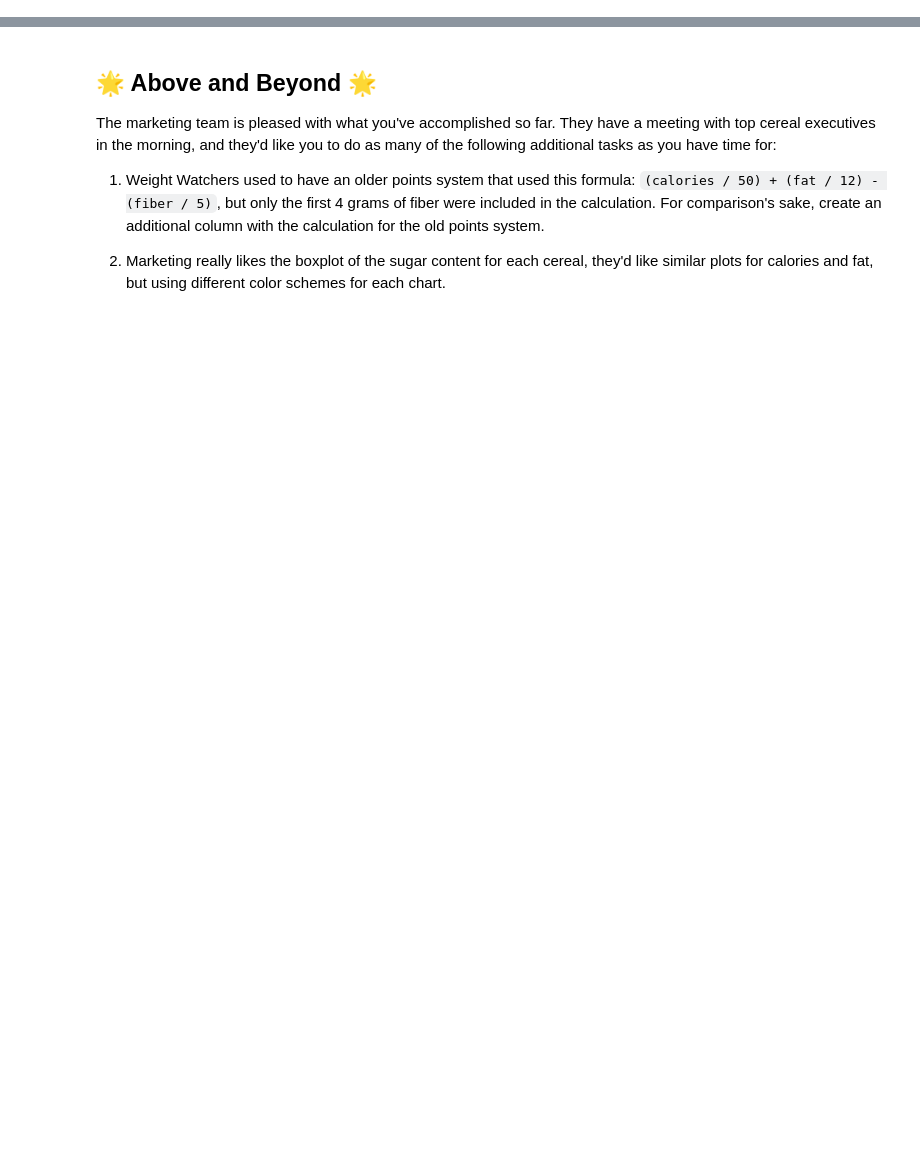
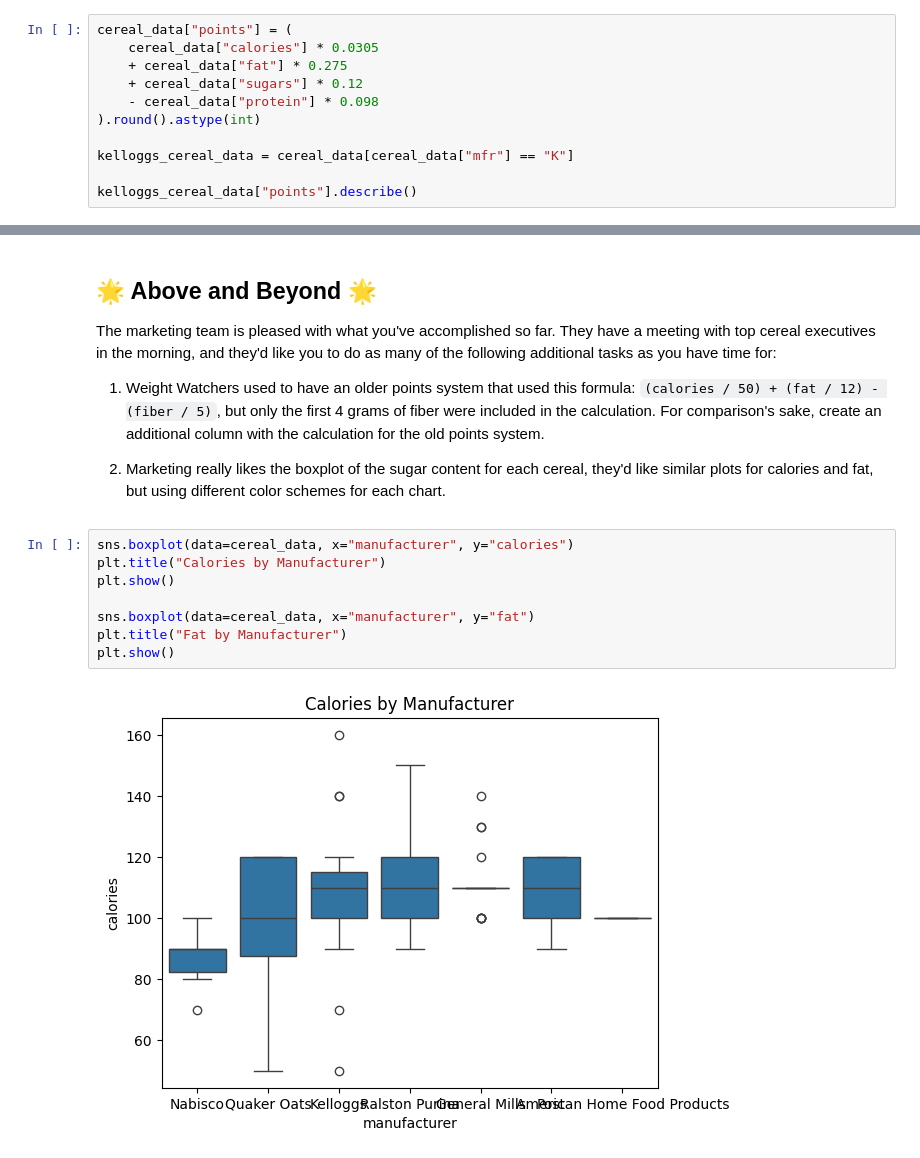
Before and after one commit to nestorbyui/google_colab_byui, a Jupyter notebook: notebooks/Exploration_02.ipynb, the cells around one changed output, grey strips where cells are left out. Cells and saved outputs as stored; diff of their text form; blank space fills up the shorter version.

```diff
--- a/notebooks/Exploration_02.ipynb
+++ b/notebooks/Exploration_02.ipynb
@@ -192,3 +192,14 @@ First, [add a new column](https://pandas.pydata.org/docs/getting_started/intro_t
 Then, [select a subset of the data](https://pandas.pydata.org/docs/getting_started/intro_tutorials/03_subset_data.html#how-do-i-filter-specific-rows-from-a-dataframe) containing just cereals manufactured by Kelloggs.
 
 Finally, calculate the same summary statistics for the points calculations as earlier (mean, median, standard deviation, min, and max).
+# %%
+cereal_data["points"] = (
+    cereal_data["calories"] * 0.0305
+    + cereal_data["fat"] * 0.275
+    + cereal_data["sugars"] * 0.12
+    - cereal_data["protein"] * 0.098
+).round().astype(int)
+
+kelloggs_cereal_data = cereal_data[cereal_data["mfr"] == "K"]
+
+kelloggs_cereal_data["points"].describe()
@@ -200,3 +222,13 @@ The marketing team is pleased with what you've accomplished so far. They have a
 1. Weight Watchers used to have an older points system that used this formula: `(calories / 50) + (fat / 12) - (fiber / 5)`, but only the first 4 grams of fiber were included in the calculation. For comparison's sake, create an additional column with the calculation for the old points system.
 
 2. Marketing really likes the boxplot of the sugar content for each cereal, they'd like similar plots for calories and fat, but using different color schemes for each chart.
+# %%
+sns.boxplot(data=cereal_data, x="manufacturer", y="calories")
+plt.title("Calories by Manufacturer")
+plt.show()
+
+sns.boxplot(data=cereal_data, x="manufacturer", y="fat")
+plt.title("Fat by Manufacturer")
+plt.show()
+# %% [output]
+[figure, added]
```
Also changed, not shown: parts of 2 cells of this notebook.
